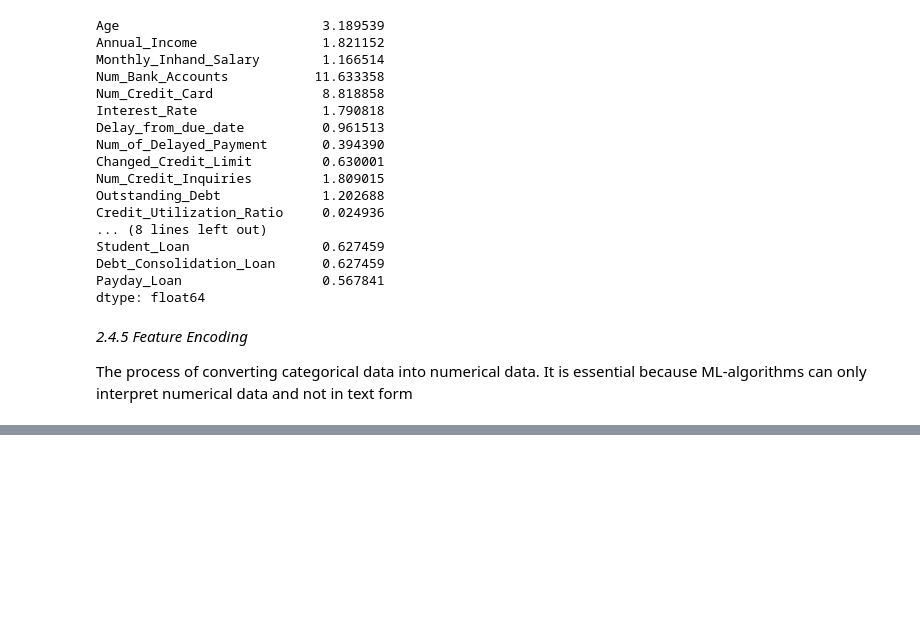
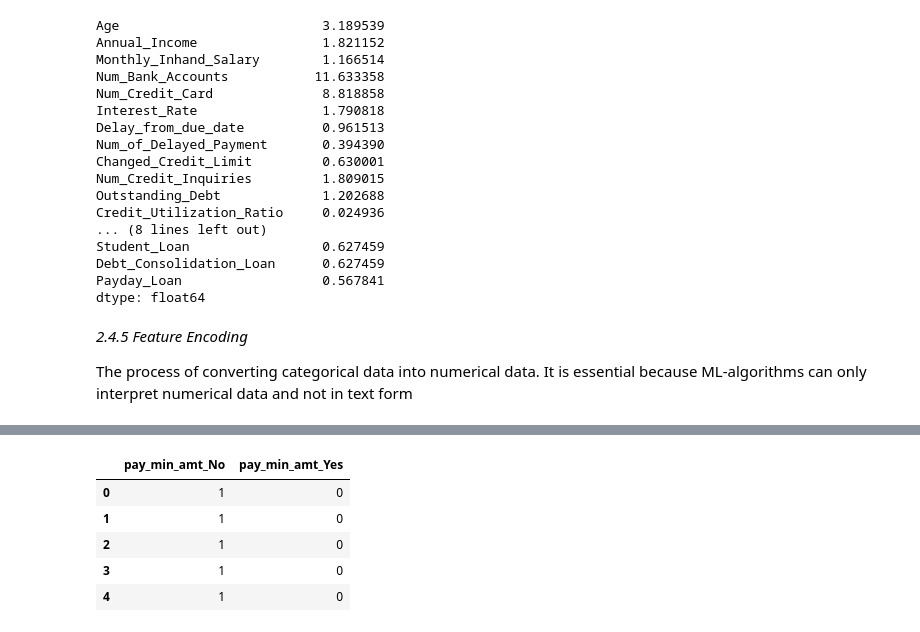
Before and after one commit to AakashRevankar/ML_projects, a Jupyter notebook: 2_Classification.ipynb, the cells around one changed output, grey strips where cells are left out. Saved outputs shown, nothing was run; the diff lists cells and outputs as text; code cells hidden in the pictures; blank space fills up the shorter version.

```diff
--- a/2_Classification.ipynb
+++ b/2_Classification.ipynb
@@ -1203,0 +1225,13 @@ ord_encoder = OrdinalEncoder()
+# %%
+# One hot encoding for minimum pay encode
+min_pay_encode = pd.get_dummies(data = df['Payment_of_Min_Amount'],
+                                drop_first = True, prefix = 'pay_min_amt',
+                                dtype = int)
+min_pay_encode.head()
+# %% [output]
+|  | pay_min_amt_No | pay_min_amt_Yes |
+| 0 | 1 | 0 |
+| 1 | 1 | 0 |
+| 2 | 1 | 0 |
+| 3 | 1 | 0 |
+| 4 | 1 | 0 |
```
Also changed, not shown: parts of 11 cells of this notebook.
